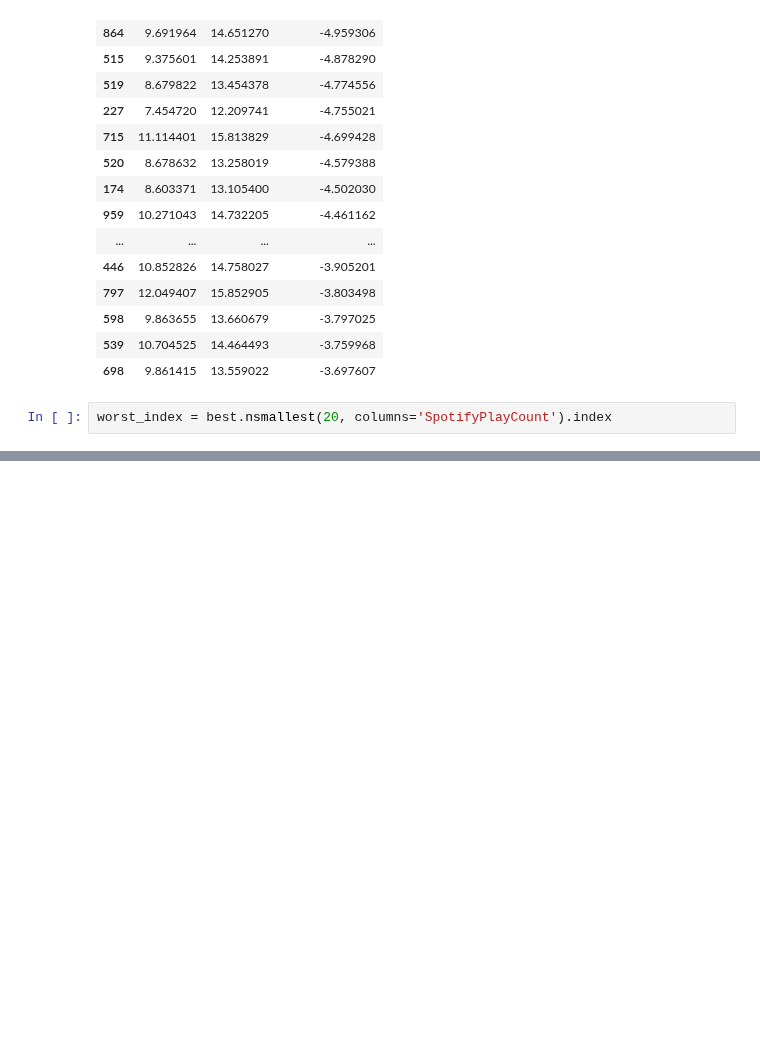
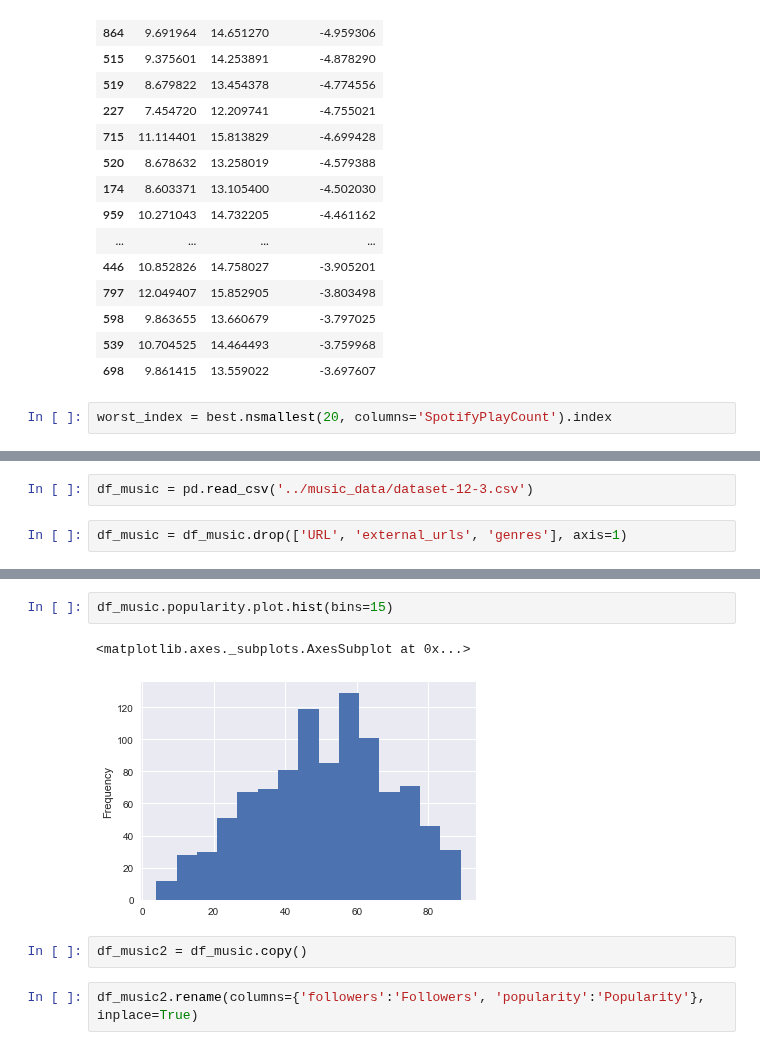
Before and after one commit to caitaozhan/CSE519-Homework-Project, a Jupyter notebook: TheProject/src/music_Caitao_new.ipynb, the cells around one changed output, grey strips where cells are left out. Saved outputs shown, nothing was run; the diff lists cells and outputs as text; blank space fills up the shorter version.

Commit message:
Add two new features: Artist Followers and SporifyPopularity

```diff
--- a/TheProject/src/music_Caitao_new.ipynb
+++ b/TheProject/src/music_Caitao_new.ipynb
@@ -509,0 +412,4 @@ fuzz.ratio('Rhythm and blues', 'Rhythm & blues')
+# %%
+df_music = pd.read_csv('../music_data/dataset-12-3.csv')
+# %%
+df_music = df_music.drop(['URL', 'external_urls', 'genres'], axis=1)
@@ -509,0 +428,9 @@ fuzz.ratio('Rhythm and blues', 'Rhythm & blues')
+# %%
+df_music.popularity.plot.hist(bins=15)
+# %% [output]
+<matplotlib.axes._subplots.AxesSubplot at 0x...>
+[figure, added]
+# %%
+df_music2 = df_music.copy()
+# %%
+df_music2.rename(columns={'followers':'Followers', 'popularity':'Popularity'}, inplace=True)
```
Also changed, not shown: parts of 49 cells of this notebook, 5 other files.
